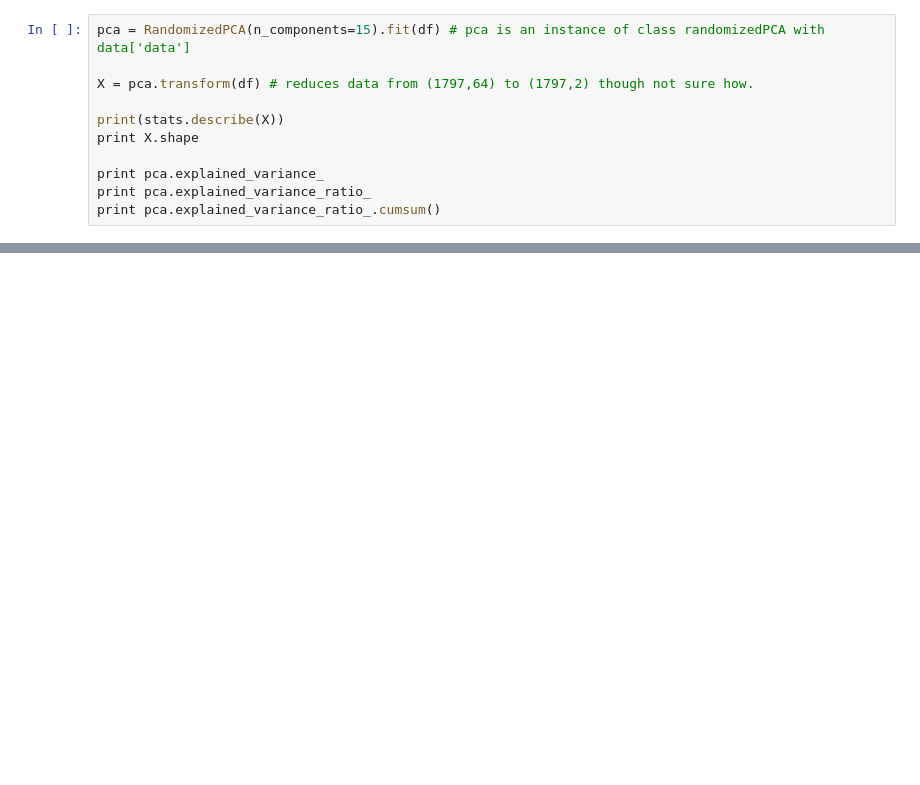
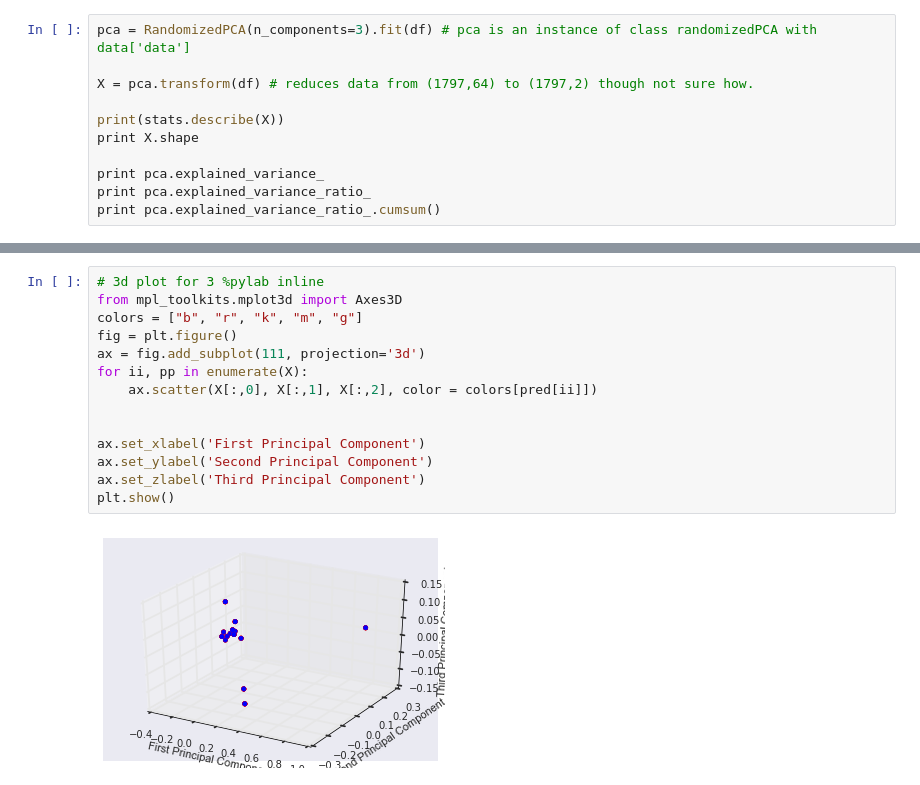
Before and after one commit to crangelsmith/Shryne_project, a Jupyter notebook: Shryne/modeling/clustering_investigations.ipynb, the cells around one changed output, grey strips where cells are left out. Cells and saved outputs as stored; diff of their text form; blank space fills up the shorter version.

```diff
--- a/Shryne/modeling/clustering_investigations.ipynb
+++ b/Shryne/modeling/clustering_investigations.ipynb
@@ -16,5 +42,5 @@ df.dropna(inplace = True)
 # %%
-pca = RandomizedPCA(n_components=15).fit(df) # pca is an instance of class randomizedPCA with data['data']
+pca = RandomizedPCA(n_components=3).fit(df) # pca is an instance of class randomizedPCA with data['data']
 
 X = pca.transform(df) # reduces data from (1797,64) to (1797,2) though not sure how.
 
@@ -92,0 +124,16 @@ plt.title("")
+# %%
+# 3d plot for 3 %pylab inline
+from mpl_toolkits.mplot3d import Axes3D
+colors = ["b", "r", "k", "m", "g"]
+fig = plt.figure()
+ax = fig.add_subplot(111, projection='3d')
+for ii, pp in enumerate(X):
+    ax.scatter(X[:,0], X[:,1], X[:,2], color = colors[pred[ii]])
+
+
+ax.set_xlabel('First Principal Component')
+ax.set_ylabel('Second Principal Component')
+ax.set_zlabel('Third Principal Component')
+plt.show()
+# %% [output]
+[figure, added]
```
Also changed, not shown: parts of 9 cells of this notebook, 2 other files.
